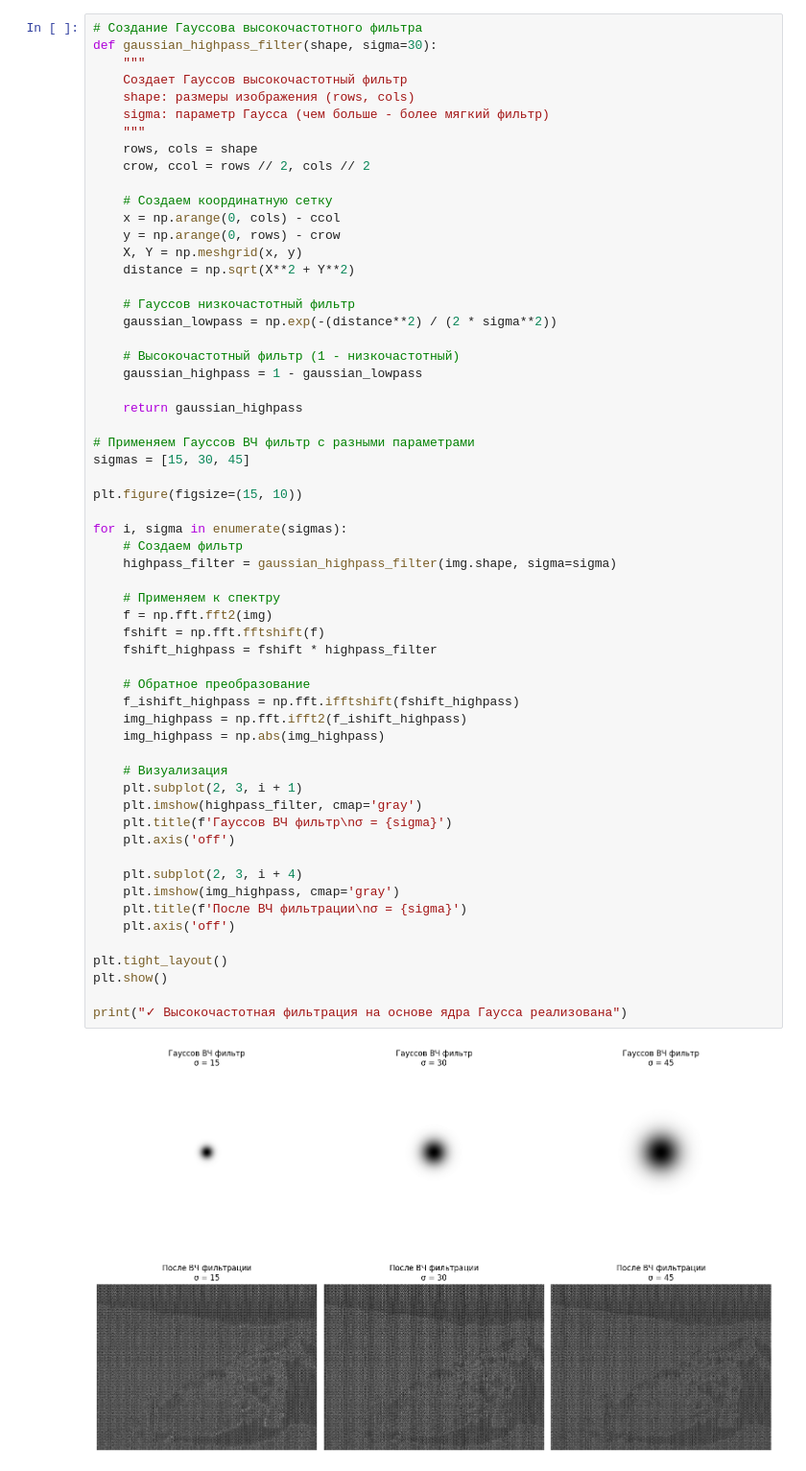
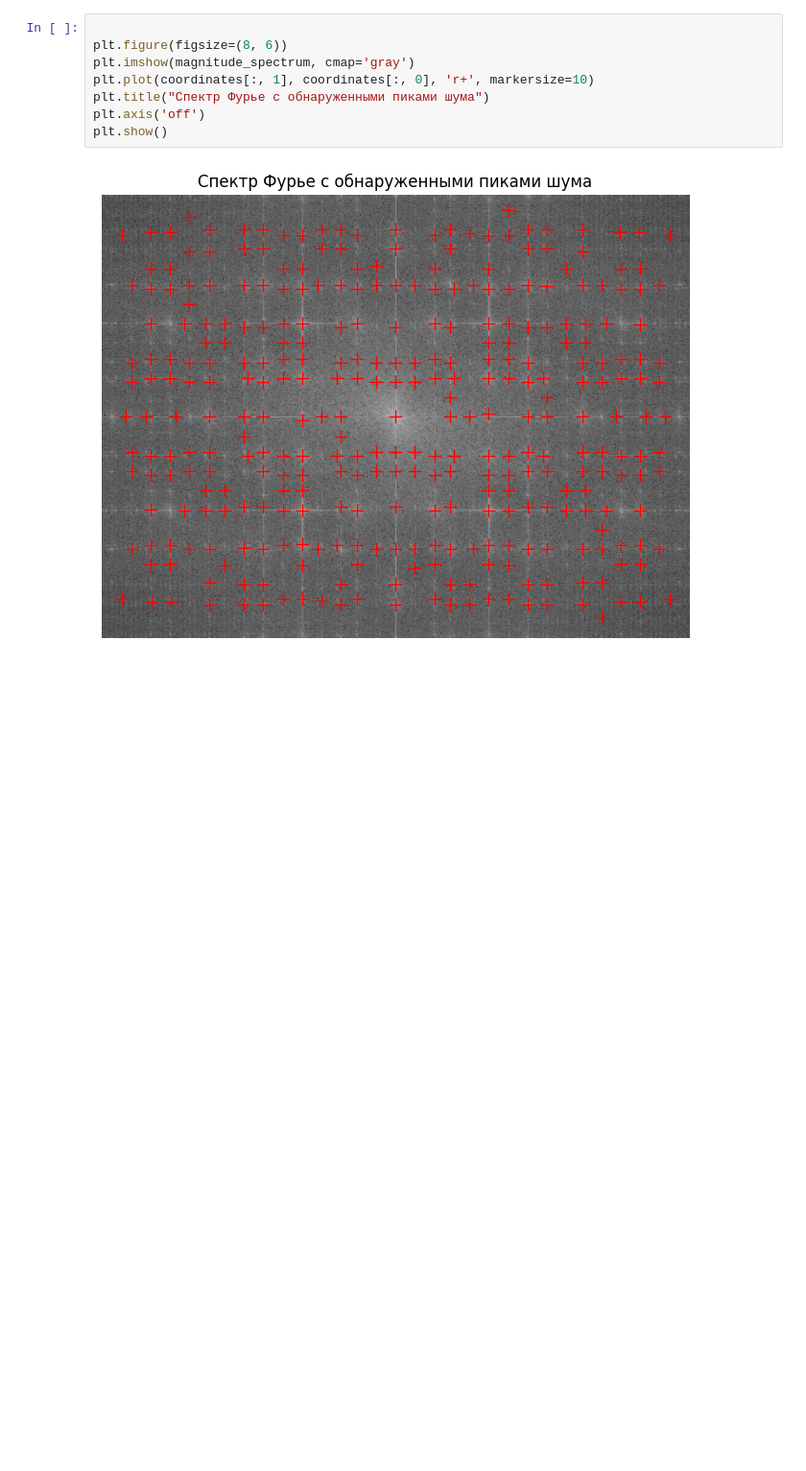
Before and after one commit to bizi2/image-processing, a Jupyter notebook: dz5/de_ip_5.ipynb, the cells around one changed output. Shown at 96% size. Cells and saved outputs as stored; diff of their text form; blank space fills up the shorter version.

```diff
--- a/dz5/de_ip_5.ipynb
+++ b/dz5/de_ip_5.ipynb
@@ -85,61 +74,10 @@ print("✓ Периодический шум удален")
 # %%
-# Создание Гауссова высокочастотного фильтра
-def gaussian_highpass_filter(shape, sigma=30):
-    """
-    Создает Гауссов высокочастотный фильтр
-    shape: размеры изображения (rows, cols)
-    sigma: параметр Гаусса (чем больше - более мягкий фильтр)
-    """
-    rows, cols = shape
-    crow, ccol = rows // 2, cols // 2
 
-    # Создаем координатную сетку
-    x = np.arange(0, cols) - ccol
-    y = np.arange(0, rows) - crow
-    X, Y = np.meshgrid(x, y)
-    distance = np.sqrt(X**2 + Y**2)
-
-    # Гауссов низкочастотный фильтр
-    gaussian_lowpass = np.exp(-(distance**2) / (2 * sigma**2))
-
-    # Высокочастотный фильтр (1 - низкочастотный)
-    gaussian_highpass = 1 - gaussian_lowpass
-
-    return gaussian_highpass
-
-# Применяем Гауссов ВЧ фильтр с разными параметрами
-sigmas = [15, 30, 45]
-
-plt.figure(figsize=(15, 10))
-
-for i, sigma in enumerate(sigmas):
-    # Создаем фильтр
-    highpass_filter = gaussian_highpass_filter(img.shape, sigma=sigma)
-
-    # Применяем к спектру
-    f = np.fft.fft2(img)
-    fshift = np.fft.fftshift(f)
-    fshift_highpass = fshift * highpass_filter
-
-    # Обратное преобразование
-    f_ishift_highpass = np.fft.ifftshift(fshift_highpass)
-    img_highpass = np.fft.ifft2(f_ishift_highpass)
-    img_highpass = np.abs(img_highpass)
-
-    # Визуализация
-    plt.subplot(2, 3, i + 1)
-    plt.imshow(highpass_filter, cmap='gray')
-    plt.title(f'Гауссов ВЧ фильтр\nσ = {sigma}')
-    plt.axis('off')
-
-    plt.subplot(2, 3, i + 4)
-    plt.imshow(img_highpass, cmap='gray')
-    plt.title(f'После ВЧ фильтрации\nσ = {sigma}')
-    plt.axis('off')
-
-plt.tight_layout()
+plt.figure(figsize=(8, 6))
+plt.imshow(magnitude_spectrum, cmap='gray')
+plt.plot(coordinates[:, 1], coordinates[:, 0], 'r+', markersize=10)
+plt.title("Спектр Фурье с обнаруженными пиками шума")
+plt.axis('off')
 plt.show()
-
-print("✓ Высокочастотная фильтрация на основе ядра Гаусса реализована")
 # %% [output]
-[figure, old version]
+[figure, new version]
```
Also changed, not shown: parts of 11 cells of this notebook, 3 other files.
